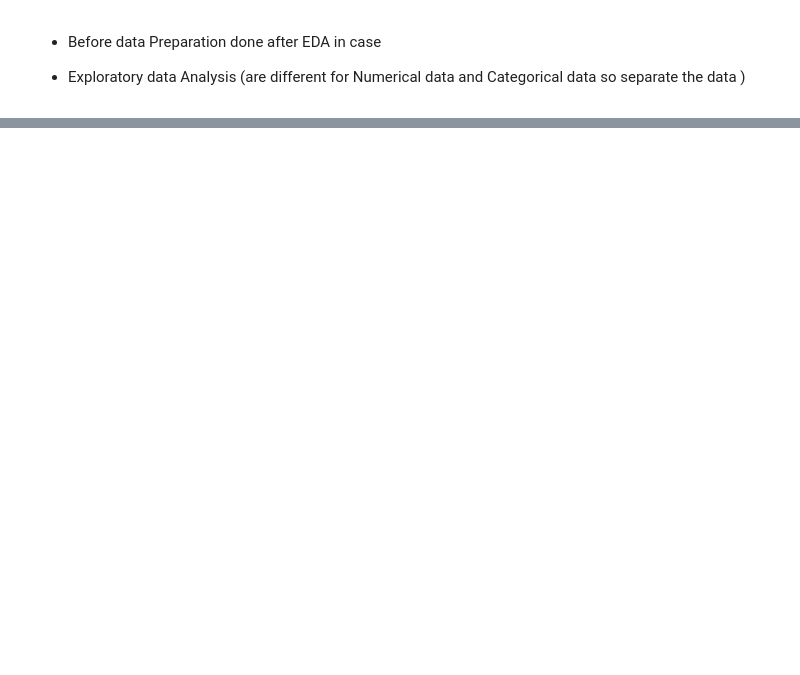
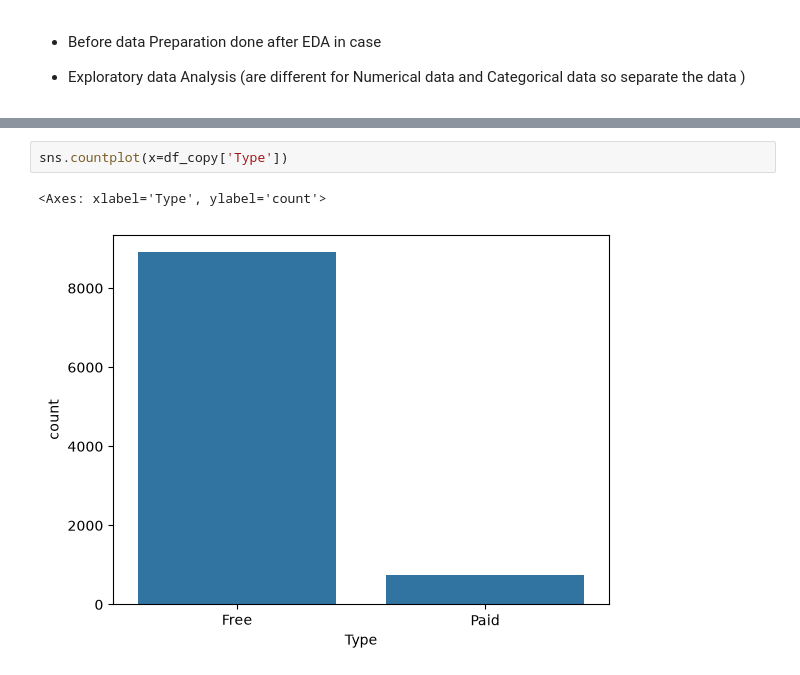
Before and after one commit to sushmita-thakur/EDA_Google_playstore_data_, a Jupyter notebook: EDA_Google_playstore_data.ipynb, the cells around one changed output, grey strips where cells are left out. Drawn from its saved outputs; the diff is of its cells as text; blank space fills up the shorter version.

```diff
--- a/EDA_Google_playstore_data.ipynb
+++ b/EDA_Google_playstore_data.ipynb
@@ -877,0 +929,5 @@ memory usage: 1.0 MB
+# %%
+sns.countplot(x=df_copy['Type'])
+# %% [output]
+<Axes: xlabel='Type', ylabel='count'>
+[figure, added]
```
Also changed, not shown: parts of 57 cells of this notebook, 37 other files.
